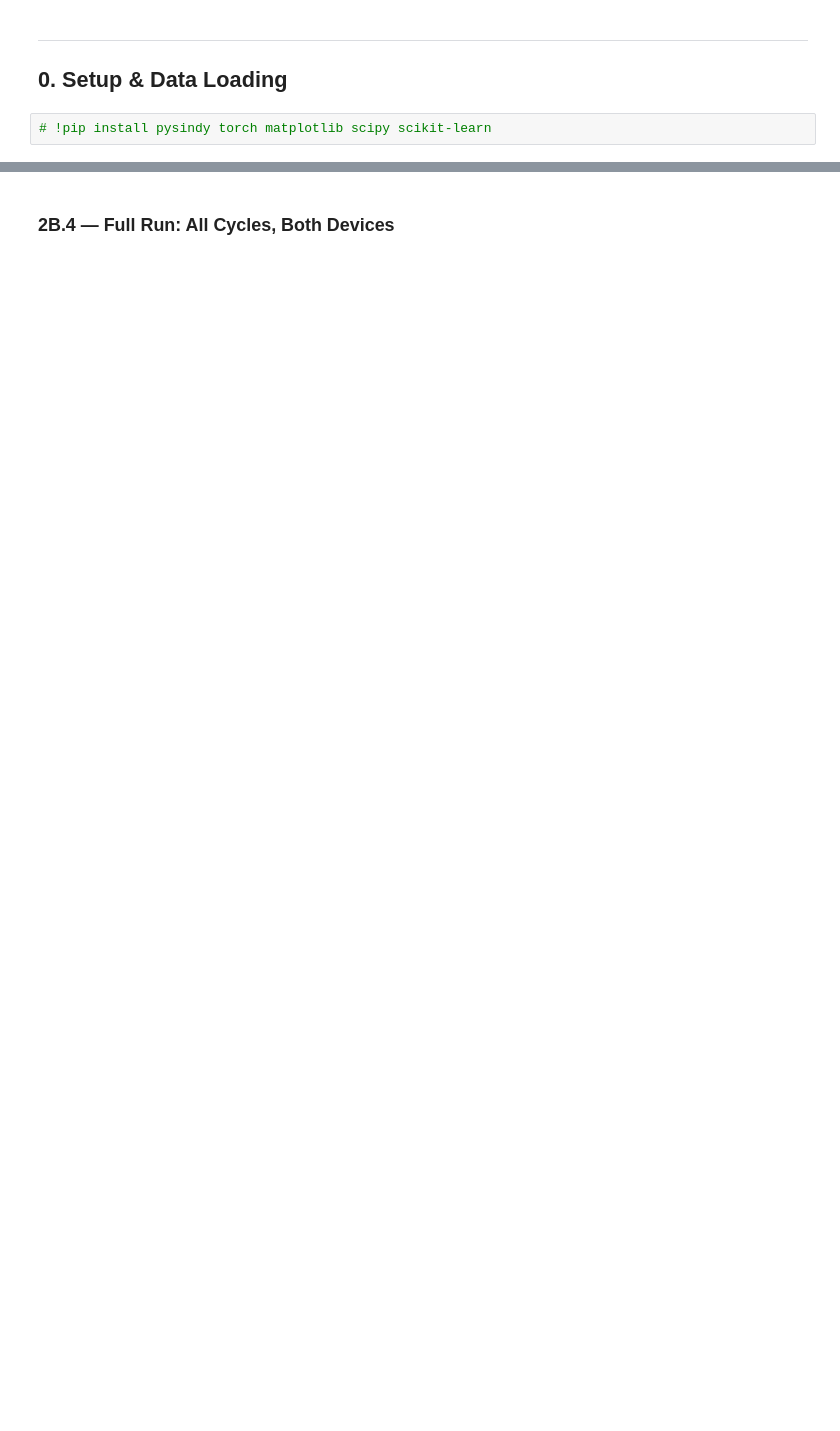
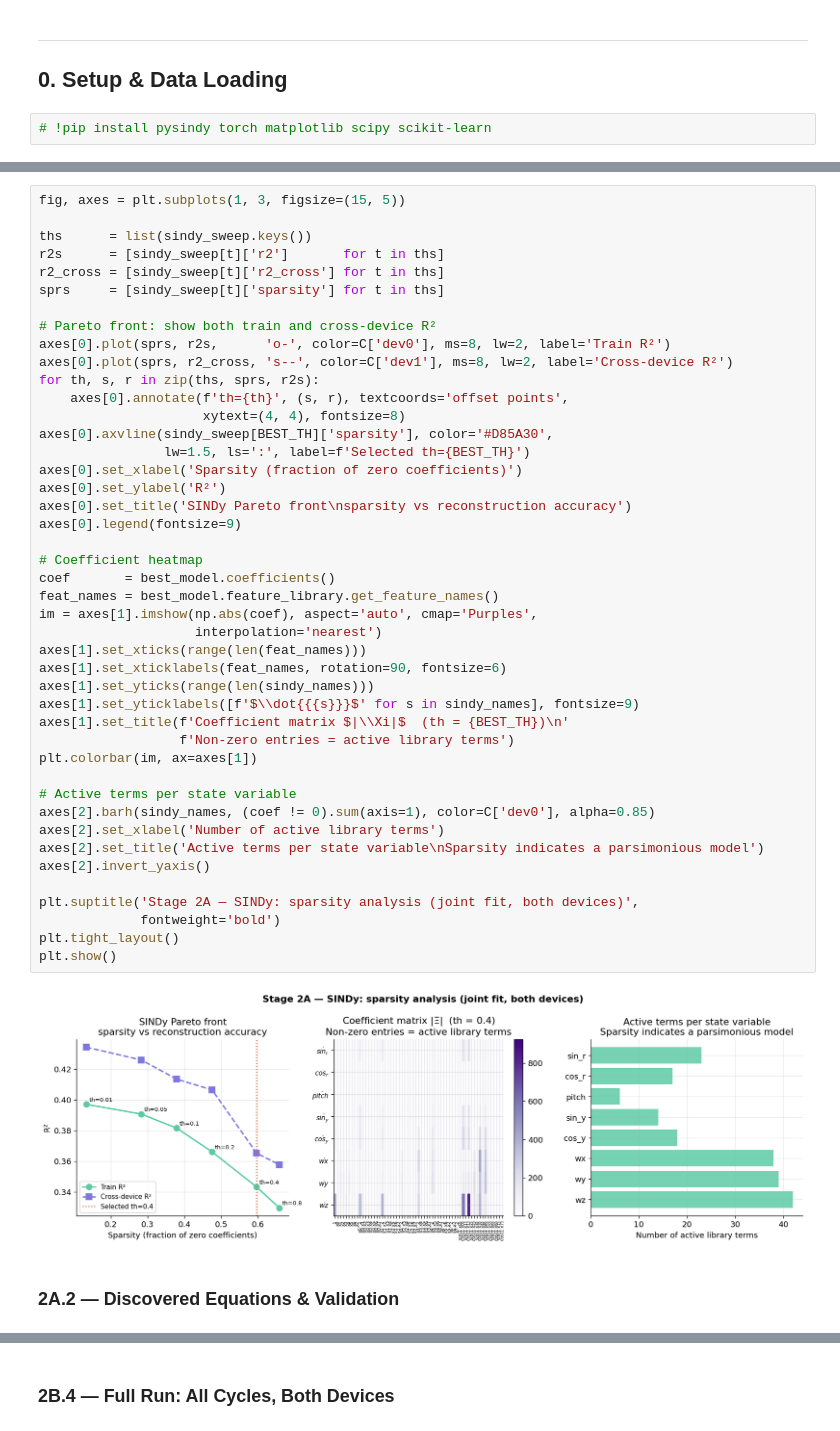
Before and after one commit to helenejabbour/ropeflow-project, a Jupyter notebook: src/Equation_discovery/01_SINDY_PINN_DMD_V03.ipynb, the cells around one changed output, grey strips where cells are left out. Drawn from its saved outputs; the diff is of its cells as text; blank space fills up the shorter version.

```diff
--- a/src/Equation_discovery/01_SINDY_PINN_DMD_V03.ipynb
+++ b/src/Equation_discovery/01_SINDY_PINN_DMD_V03.ipynb
@@ -707,0 +309,48 @@ plt.show()
+# %%
+fig, axes = plt.subplots(1, 3, figsize=(15, 5))
+
+ths      = list(sindy_sweep.keys())
+r2s      = [sindy_sweep[t]['r2']       for t in ths]
+r2_cross = [sindy_sweep[t]['r2_cross'] for t in ths]
+sprs     = [sindy_sweep[t]['sparsity'] for t in ths]
+
+# Pareto front: show both train and cross-device R²
+axes[0].plot(sprs, r2s,      'o-', color=C['dev0'], ms=8, lw=2, label='Train R²')
+axes[0].plot(sprs, r2_cross, 's--', color=C['dev1'], ms=8, lw=2, label='Cross-device R²')
+for th, s, r in zip(ths, sprs, r2s):
+    axes[0].annotate(f'th={th}', (s, r), textcoords='offset points',
+                     xytext=(4, 4), fontsize=8)
+axes[0].axvline(sindy_sweep[BEST_TH]['sparsity'], color='#D85A30',
+                lw=1.5, ls=':', label=f'Selected th={BEST_TH}')
+axes[0].set_xlabel('Sparsity (fraction of zero coefficients)')
+axes[0].set_ylabel('R²')
+axes[0].set_title('SINDy Pareto front\nsparsity vs reconstruction accuracy')
+axes[0].legend(fontsize=9)
+
+# Coefficient heatmap
+coef       = best_model.coefficients()
+feat_names = best_model.feature_library.get_feature_names()
+im = axes[1].imshow(np.abs(coef), aspect='auto', cmap='Purples',
+                    interpolation='nearest')
+axes[1].set_xticks(range(len(feat_names)))
+axes[1].set_xticklabels(feat_names, rotation=90, fontsize=6)
+axes[1].set_yticks(range(len(sindy_names)))
+axes[1].set_yticklabels([f'$\\dot{{{s}}}$' for s in sindy_names], fontsize=9)
+axes[1].set_title(f'Coefficient matrix $|\\Xi|$  (th = {BEST_TH})\n'
+                  f'Non-zero entries = active library terms')
+plt.colorbar(im, ax=axes[1])
+
+# Active terms per state variable
+axes[2].barh(sindy_names, (coef != 0).sum(axis=1), color=C['dev0'], alpha=0.85)
+axes[2].set_xlabel('Number of active library terms')
+axes[2].set_title('Active terms per state variable\nSparsity indicates a parsimonious model')
+axes[2].invert_yaxis()
+
+plt.suptitle('Stage 2A — SINDy: sparsity analysis (joint fit, both devices)',
+             fontweight='bold')
+plt.tight_layout()
+plt.show()
+# %% [output]
+[figure, added]
+# %% [markdown]
+### 2A.2 — Discovered Equations & Validation
```
Also changed, not shown: parts of 64 cells of this notebook, 3 other files.
